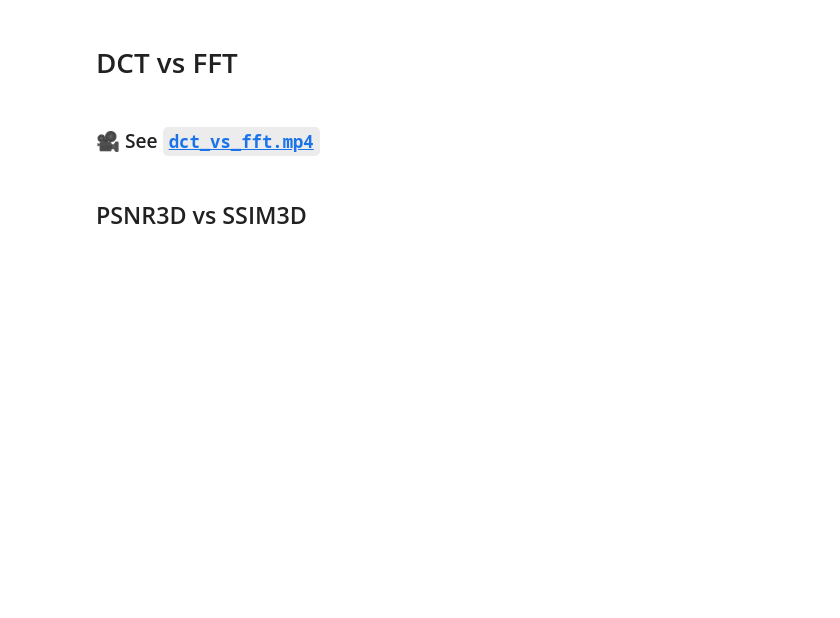
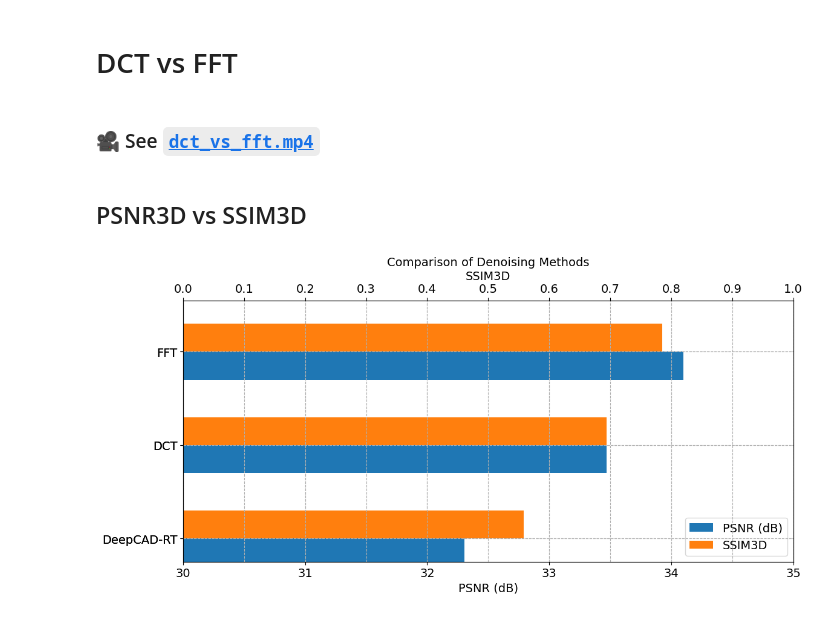
Before and after one commit to MrPio/freq2clean, a Jupyter notebook: 6-video_fusion/6.8-Final_Comparison.ipynb, the cells around one changed output. Drawn from its saved outputs; the diff is of its cells as text; code cells hidden in the pictures; blank space fills up the shorter version.

Commit message:
Add Metrics in Final Comparison

```diff
--- a/6-video_fusion/6.8-Final_Comparison.ipynb
+++ b/6-video_fusion/6.8-Final_Comparison.ipynb
@@ -36,3 +33,38 @@ editor.compose(
 ### 🎥 See [`dct_vs_fft.mp4`](dct_vs_fft.mp4)
 # %% [markdown]
 ## PSNR3D vs SSIM3D
+# %%
+# DCT is frame3000_win6000_s036_δs72_t0
+# FFT is frame3000_alphas0.85
+df = pd.DataFrame(
+    {
+        "PSNR (dB)": {"DeepCAD-RT": 32.3038, "DCT": 33.47127, "FFT": 34.09738},
+        "SSIM3D": {"DeepCAD-RT": 0.5577, "DCT": 0.694209, "FFT": 0.78490},
+    }
+)
+fig, ax1 = plt.subplots(figsize=(12, 6))
+
+# plot PSNR
+df["PSNR (dB)"].plot(kind="barh", ax=ax1, color="tab:blue", position=1, width=0.3, label="PSNR (dB)")
+ax1.set_xlim(30, 35)
+ax1.set_xticks(range(30, 36, 1))
+ax1.set_xlabel("PSNR (dB)")
+
+ax2 = ax1.twiny()
+df["SSIM3D"].plot(kind="barh", ax=ax2, color="tab:orange", position=0, width=0.3, label="SSIM3D")
+ax2.set_xlim(0, 1)
+ax2.set_xticks([_/10 for _ in range(0, 11)])
+ax2.set_xlabel("SSIM3D")
+
+ax1.set_yticks(range(len(df)))
+ax1.set_yticklabels(df.index)
+ax1.set_title("Comparison of Denoising Methods")
+
+h1, l1 = ax1.get_legend_handles_labels()
+h2, l2 = ax2.get_legend_handles_labels()
+ax1.legend(h1 + h2, l1 + l2, loc="lower right")
+
+plt.tight_layout()
+plt.show()
+# %% [output]
+[figure, added]
```
Also changed, not shown: parts of 1 cell of this notebook.
